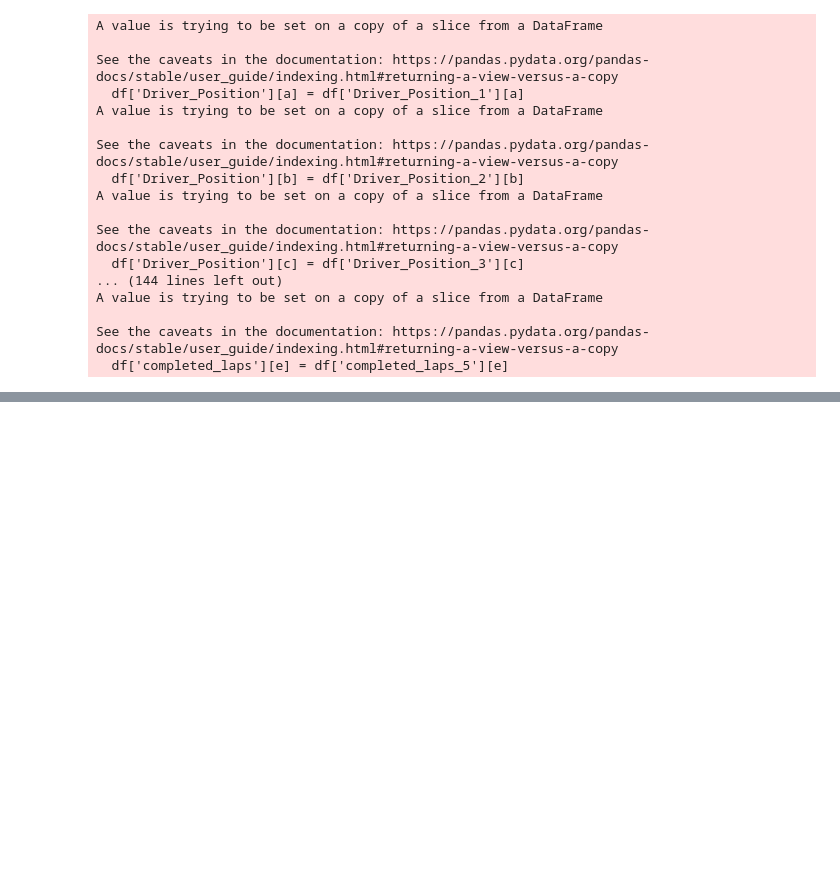
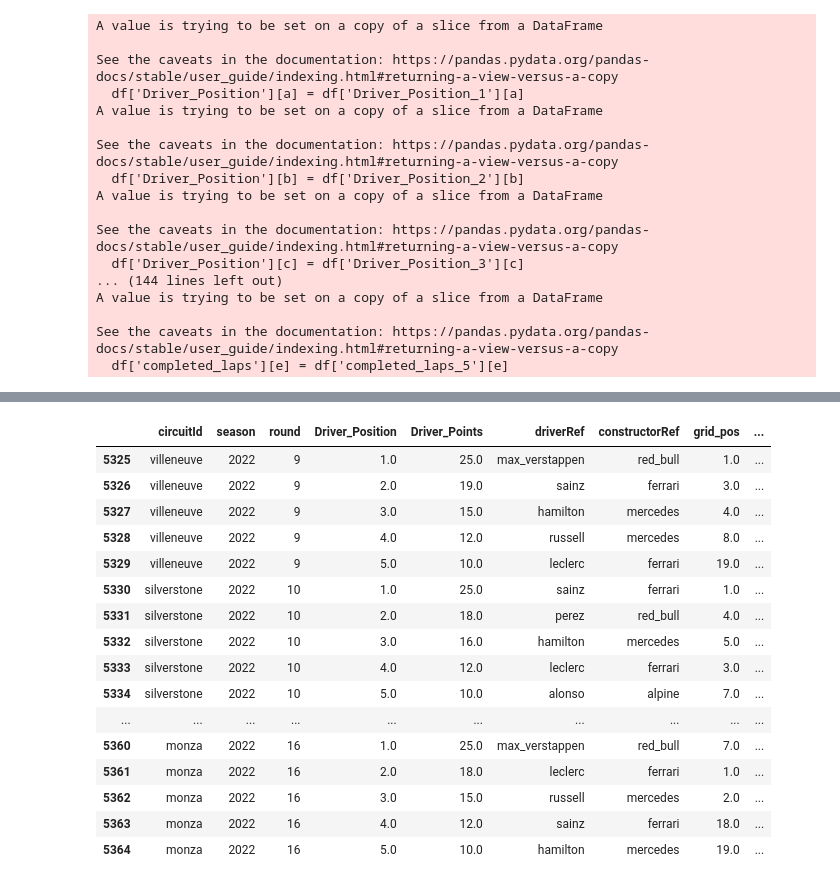
Before and after one commit to anly501/anly-501-project-rdr-190100, a Jupyter notebook: codes/02-data-cleaning/race_data_cleaning_fromR.ipynb, the cells around one changed output, grey strips where cells are left out. Drawn from its saved outputs; the diff is of its cells as text; code cells hidden in the pictures; blank space fills up the shorter version.

```diff
--- a/codes/02-data-cleaning/race_data_cleaning_fromR.ipynb
+++ b/codes/02-data-cleaning/race_data_cleaning_fromR.ipynb
@@ -97,0 +223,18 @@ See the caveats in the documentation: https://pandas.pydata.org/pandas-docs/stab
+# %%
+df['Cumulative_Points'] = 0
+
+for i in range(len(race_results_df)):
+
+    res_dict = ast.literal_eval(race_results_df['Results'][i])
+
+    for j in range(len(res_dict)):
+
+        for k in range(len(df)):
+
+            if (race_results_df['season'][i] == df['season'][k]) & (race_results_df['round'][i] == df['round'][k]) & (res_dict[j]['Driver']['driverId'] == df['driverRef'][k]):
+
+                if res_dict[j]['points'] == '':
+                    res_dict[j]['points'] = 0
+
+                df['Cumulative_Points'][k] = point_history_dict[res_dict[j]['Driver']['driverId']] + float(res_dict[j]['points'])
+                point_history_dict[res_dict[j]['Driver']['driverId']] += float(res_dict[j]['points'])
@@ -97,0 +262,8 @@ See the caveats in the documentation: https://pandas.pydata.org/pandas-docs/stab
+# %%
+df['yob'] = 0
+for i in range(len(df)):
+
+    for j in range(len(driver_df)):
+
+        if df['driverRef'][i] == driver_df['driverRef'][j]:
+            df['yob'][i] = int(driver_df['dob'][j][:4])
@@ -97,0 +275,14 @@ See the caveats in the documentation: https://pandas.pydata.org/pandas-docs/stab
+# %%
+win_history_dict = {i : 0 for i in driver_list}
+# %%
+df['Cumulative_Wins'] = 0
+
+for i in range(len(df)):
+
+    if df['Driver_Position'][i] == 1:
+
+        df['Cumulative_Wins'][i] = win_history_dict[df['driverRef'][i]] + 1
+        win_history_dict[df['driverRef'][i]] += 1
+
+    else:
+        df['Cumulative_Wins'][i] = win_history_dict[df['driverRef'][i]]
@@ -97,0 +298,20 @@ See the caveats in the documentation: https://pandas.pydata.org/pandas-docs/stab
+# %%
+df.tail(40)
+# %% [output]
+|  | circuitId | season | round | Driver_Position | Driver_Points | driverRef | constructorRef | grid_pos | ... |
+| 5325 | villeneuve | 2022 | 9 | 1.0 | 25.0 | max_verstappen | red_bull | 1.0 | ... |
+| 5326 | villeneuve | 2022 | 9 | 2.0 | 19.0 | sainz | ferrari | 3.0 | ... |
+| 5327 | villeneuve | 2022 | 9 | 3.0 | 15.0 | hamilton | mercedes | 4.0 | ... |
+| 5328 | villeneuve | 2022 | 9 | 4.0 | 12.0 | russell | mercedes | 8.0 | ... |
+| 5329 | villeneuve | 2022 | 9 | 5.0 | 10.0 | leclerc | ferrari | 19.0 | ... |
+| 5330 | silverstone | 2022 | 10 | 1.0 | 25.0 | sainz | ferrari | 1.0 | ... |
+| 5331 | silverstone | 2022 | 10 | 2.0 | 18.0 | perez | red_bull | 4.0 | ... |
+| 5332 | silverstone | 2022 | 10 | 3.0 | 16.0 | hamilton | mercedes | 5.0 | ... |
+| 5333 | silverstone | 2022 | 10 | 4.0 | 12.0 | leclerc | ferrari | 3.0 | ... |
+| 5334 | silverstone | 2022 | 10 | 5.0 | 10.0 | alonso | alpine | 7.0 | ... |
+| ... | ... | ... | ... | ... | ... | ... | ... | ... | ... |
+| 5360 | monza | 2022 | 16 | 1.0 | 25.0 | max_verstappen | red_bull | 7.0 | ... |
+| 5361 | monza | 2022 | 16 | 2.0 | 18.0 | leclerc | ferrari | 1.0 | ... |
+| 5362 | monza | 2022 | 16 | 3.0 | 15.0 | russell | mercedes | 2.0 | ... |
+| 5363 | monza | 2022 | 16 | 4.0 | 12.0 | sainz | ferrari | 18.0 | ... |
+| 5364 | monza | 2022 | 16 | 5.0 | 10.0 | hamilton | mercedes | 19.0 | ... |
```
Also changed, not shown: parts of 87 cells of this notebook, 44 other files.
